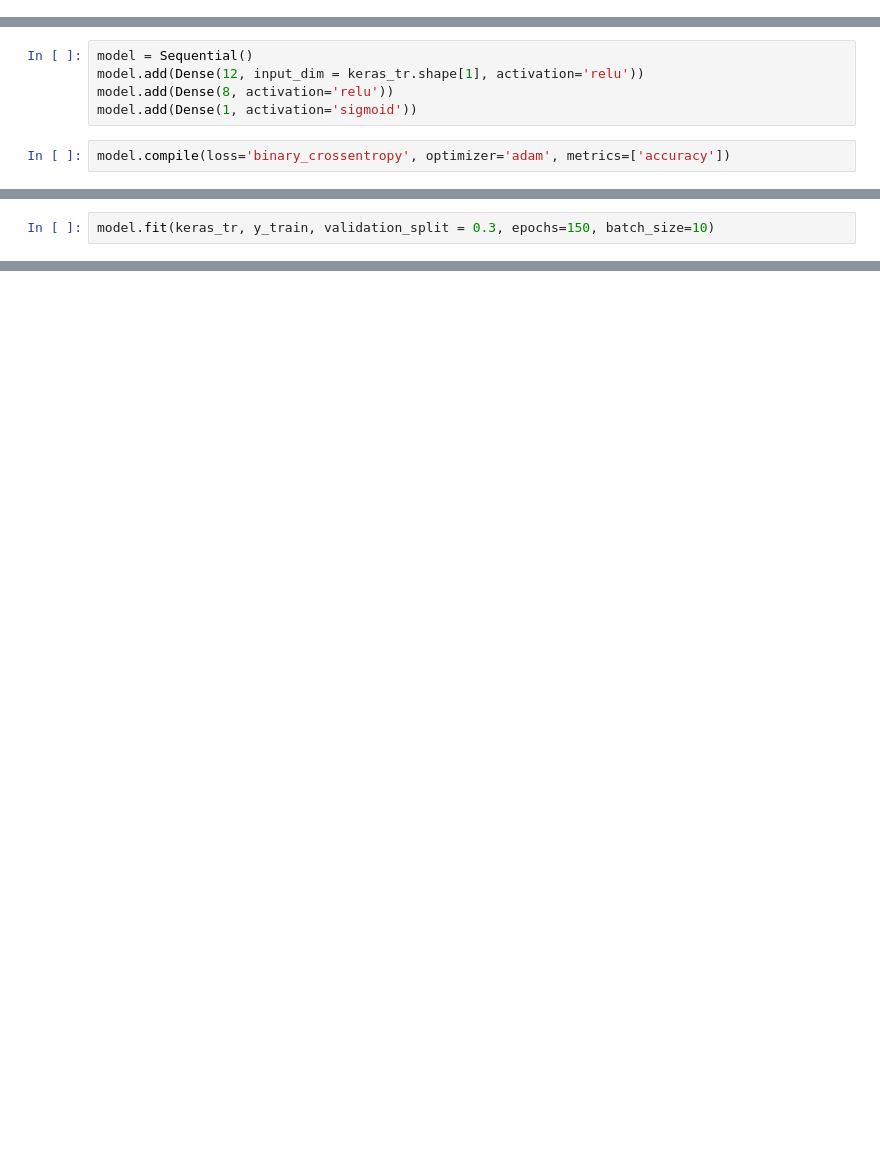
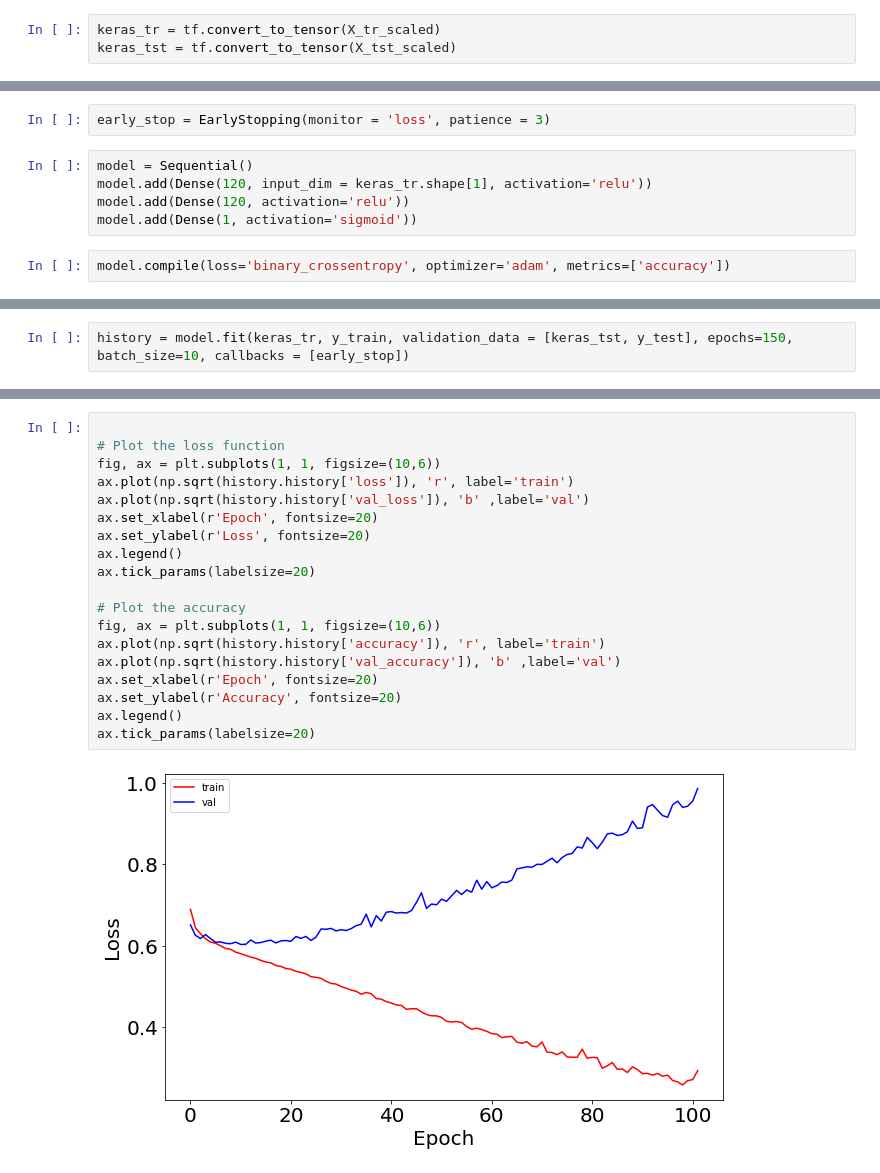
Before and after one commit to uodonnell/Exoplanet, a Jupyter notebook: notebook.ipynb, the cells around one changed output, grey strips where cells are left out. Drawn from its saved outputs; the diff is of its cells as text; blank space fills up the shorter version.

```diff
--- a/notebook.ipynb
+++ b/notebook.ipynb
@@ -605,0 +619,3 @@ I suspected that Transit Depth would play an important factor in the model throu
+# %%
+keras_tr = tf.convert_to_tensor(X_tr_scaled)
+keras_tst = tf.convert_to_tensor(X_tst_scaled)
@@ -606,7 +624,9 @@ I suspected that Transit Depth would play an important factor in the model throu
+# %%
+early_stop = EarlyStopping(monitor = 'loss', patience = 3)
 # %%
 model = Sequential()
-model.add(Dense(12, input_dim = keras_tr.shape[1], activation='relu'))
-model.add(Dense(8, activation='relu'))
+model.add(Dense(120, input_dim = keras_tr.shape[1], activation='relu'))
+model.add(Dense(120, activation='relu'))
 model.add(Dense(1, activation='sigmoid'))
 # %%
 model.compile(loss='binary_crossentropy', optimizer='adam', metrics=['accuracy'])
@@ -615,4 +633,4 @@ keras_tr = tf.convert_to_tensor(X_tr_scaled)
 # %%
-model.fit(keras_tr, y_train, validation_split = 0.3, epochs=150, batch_size=10)
+history = model.fit(keras_tr, y_train, validation_data = [keras_tst, y_test], epochs=150, batch_size=10, callbacks = [early_stop])
 # %% [output]
 Epoch 1/150
@@ -635,0 +653,21 @@ Epoch 150/150
+# %%
+
+# Plot the loss function
+fig, ax = plt.subplots(1, 1, figsize=(10,6))
+ax.plot(np.sqrt(history.history['loss']), 'r', label='train')
+ax.plot(np.sqrt(history.history['val_loss']), 'b' ,label='val')
+ax.set_xlabel(r'Epoch', fontsize=20)
+ax.set_ylabel(r'Loss', fontsize=20)
+ax.legend()
+ax.tick_params(labelsize=20)
+
+# Plot the accuracy
+fig, ax = plt.subplots(1, 1, figsize=(10,6))
+ax.plot(np.sqrt(history.history['accuracy']), 'r', label='train')
+ax.plot(np.sqrt(history.history['val_accuracy']), 'b' ,label='val')
+ax.set_xlabel(r'Epoch', fontsize=20)
+ax.set_ylabel(r'Accuracy', fontsize=20)
+ax.legend()
+ax.tick_params(labelsize=20)
+# %% [output]
+[figure, added]
```
Also changed, not shown: parts of 17 cells of this notebook, 1 other file.
